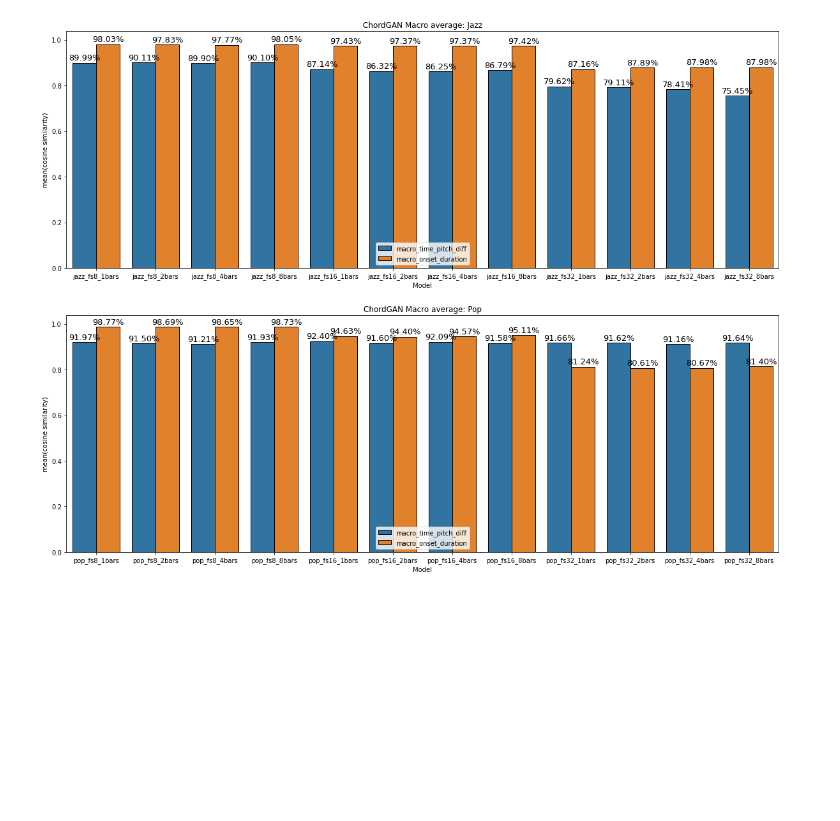
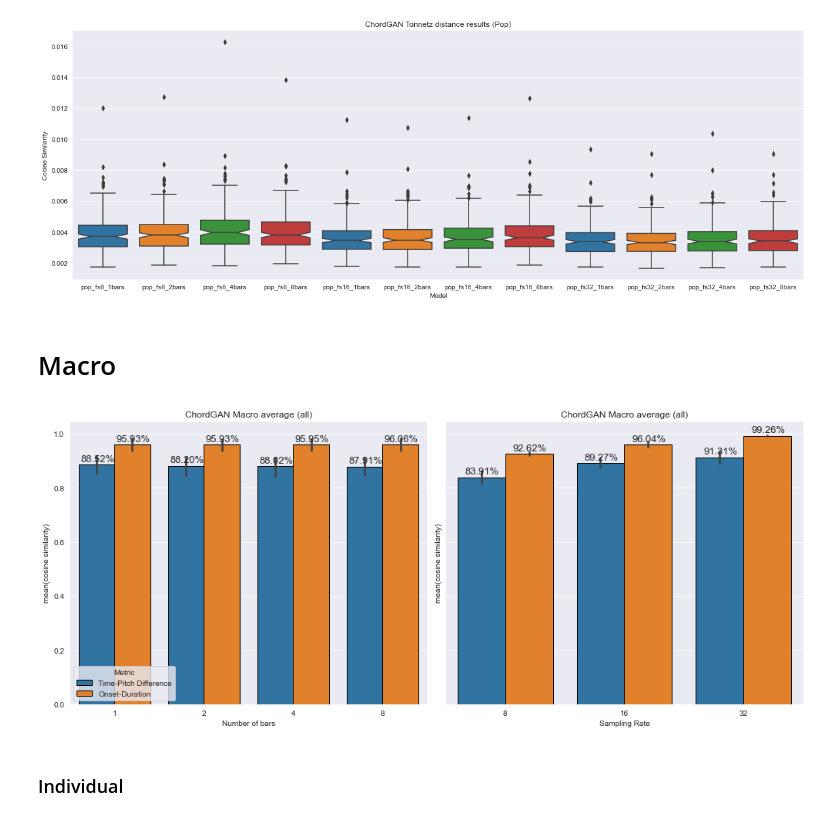
Before and after one commit to amaralcs/ChordGAN-v2, a Jupyter notebook: notebooks/evaluate_results.ipynb, the cells around one changed output. Cells and saved outputs as stored; diff of their text form; code cells hidden in the pictures; blank space fills up the shorter version.

Commit message:
Update plots

```diff
--- a/notebooks/evaluate_results.ipynb
+++ b/notebooks/evaluate_results.ipynb
@@ -102,6 +138,6 @@ for model_name in os.listdir(results_fpath):
     tonnetz_df.append(tonnetz_distances[tonnetz_distances["model_name"].notna()])
     macro_df.append(style_macro[style_macro["model_name"].notna()])
 
-nano_df = pd.concat(nano_df, axis=0)
-tonnetz_df = pd.concat(tonnetz_df, axis=0)
-macro_df = pd.concat(macro_df, axis=0)
+nano_df = split_model_name(pd.concat(nano_df, axis=0))
+tonnetz_df = split_model_name(pd.concat(tonnetz_df, axis=0))
+macro_df = split_model_name(pd.concat(macro_df, axis=0))
@@ -169,0 +336,6 @@ plt.show()
+# %%
+plot_tonnetz(tonnetz_pop, "Pop")
+# %% [output]
+[figure, added]
+# %% [markdown]
+# Macro
@@ -170,28 +366,41 @@ plt.show()
 # %%
-fig, (ax1, ax2) = plt.subplots(2, 1, figsize=(20, 15), sharey=True)
-
-macro_jazz = macro_df[macro_df["model_name"].str.contains("jazz")]
-macro_pop = macro_df[macro_df["model_name"].str.contains("pop")]
-
+fig, (ax1, ax2) = plt.subplots(1, 2, figsize=(14, 6), sharey=True)
+palette = sns.color_palette("tab10", 3)
 
 ax1 = sns.barplot(
-    x="model_name", y="value", hue="metric", data=macro_jazz, ec="k", lw=1, ax=ax1
+    x="# bars",
+    y="value",
+    hue="Metric",
+    data=macro_df,
+    ec="k",
+    lw=1,
+    palette=palette,
+    ax=ax1,
 )
 autolabel(ax1, orient="v", fmt="{:.2%}", xytext=(1, 1), size=13)
-ax1.legend(loc="lower center")
-ax1.set_title("ChordGAN Macro average: Jazz")
-ax1.set_xlabel("Model")
+ax1.set_title(f"ChordGAN Macro average (all)")
+ax1.set_xlabel("Number of bars")
 ax1.set_ylabel("mean(cosine similarity)")
 
 ax2 = sns.barplot(
-    x="model_name", y="value", hue="metric", data=macro_pop, ec="k", lw=1, ax=ax2
+    x="Sampling Rate",
+    y="value",
+    hue="Metric",
+    data=macro_df,
+    ec="k",
+    lw=1,
+    palette=palette,
+    ax=ax2,
 )
+ax2.legend().remove()
 autolabel(ax2, orient="v", fmt="{:.2%}", xytext=(1, 1), size=13)
-ax2.legend(loc="lower center")
-ax2.set_title("ChordGAN Macro average: Pop")
-ax2.set_xlabel("Model")
+ax2.set_title(f"ChordGAN Macro average (all)")
+ax2.set_xlabel("Sampling Rate")
 ax2.set_ylabel("mean(cosine similarity)")
 
+fig.tight_layout()
 plt.show()
 # %% [output]
-[figure, old version]
+[figure, new version]
+# %% [markdown]
+### Individual
```
Also changed, not shown: parts of 27 cells of this notebook.
